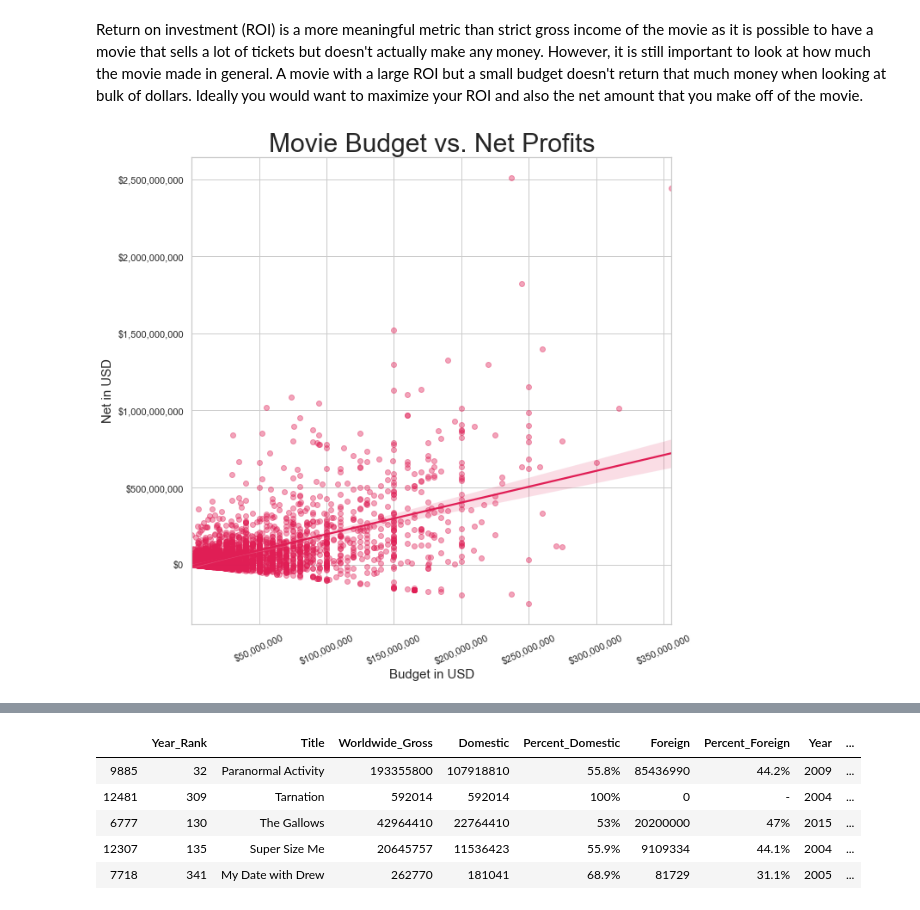
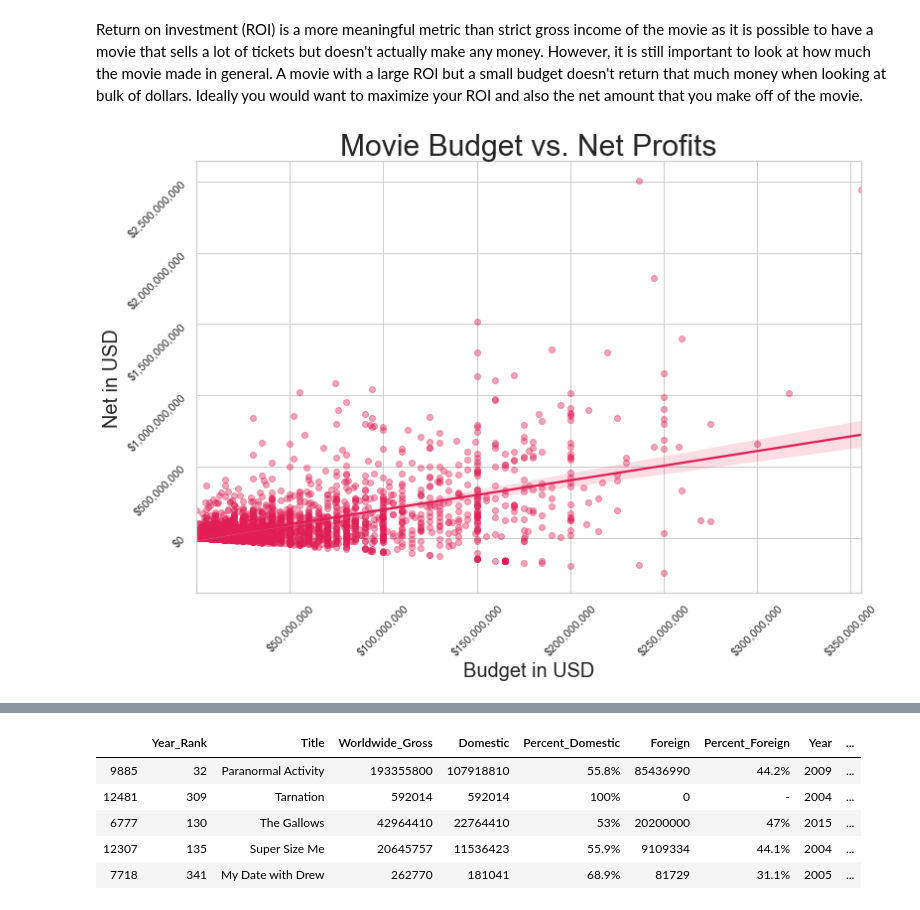
Before and after one commit to AnyOldRandomNameWillDOo/Module-1-Final-Project, a Jupyter notebook: Main Notebook.ipynb, the cells around one changed output, grey strips where cells are left out. Saved outputs shown, nothing was run; the diff lists cells and outputs as text; code cells hidden in the pictures.

```diff
--- a/Main Notebook.ipynb
+++ b/Main Notebook.ipynb
@@ -525,22 +526,26 @@ sns.heatmap(df_budgets.corr(), cmap='Oranges', annot=True);
 Return on investment (ROI) is a more meaningful metric than strict gross income of the movie as it is possible to have a movie that sells a lot of tickets but doesn't actually make any money. However, it is still important to look at how much the movie made in general. A movie with a large ROI but a small budget doesn't return that much money when looking at bulk of dollars. Ideally you would want to maximize your ROI and also the net amount that you make off of the movie.
 # %%
 # Pulling out the fig and axes and setting the fig size
-fig, ax = plt.subplots(figsize=(10,10))
+fig, ax = plt.subplots(figsize=(12,8))
 # Plotting the actual graph
 sns.regplot(x="Budget", y="Worldwide_Net", data=df_budgets, ax=ax, scatter_kws={'alpha':0.4}, color="#e01e55");
+
 # Formatting the ticks so that the money will display with $ and commas
-fmt = '${x:,.0f}'
-tick = mtick.StrMethodFormatter(fmt)
-ax.yaxis.set_major_formatter(tick)
-ax.xaxis.set_major_formatter(tick)
+fmt_money = '${x:,.0f}'
+tick_money = mtick.StrMethodFormatter(fmt_money)
+ax.yaxis.set_major_formatter(tick_money)
+ax.xaxis.set_major_formatter(tick_money)
+
 # Setting the labels, title, and font sizes
-ax.set_ylabel('Net in USD', fontsize=15)
-ax.set_xlabel('Budget in USD', fontsize=15)
+ax.set_ylabel('Net in USD', fontsize=20)
+ax.set_xlabel('Budget in USD', fontsize=20)
 ax.set_title('Movie Budget vs. Net Profits', fontsize=30)
-# Rotating the x ticks
-plt.xticks(rotation=25);
+
+# Rotating the ticks
+plt.yticks(rotation=45)
+plt.xticks(rotation=45);
 # %% [output]
-[figure, old version]
+[figure, new version]
 # %%
 # Looking at budget vs ROI and there are some outliers that need to be removed
 g = sns.lmplot(x="Budget", y="ROI",
```
Also changed, not shown: parts of 33 cells of this notebook, 1 other file.
